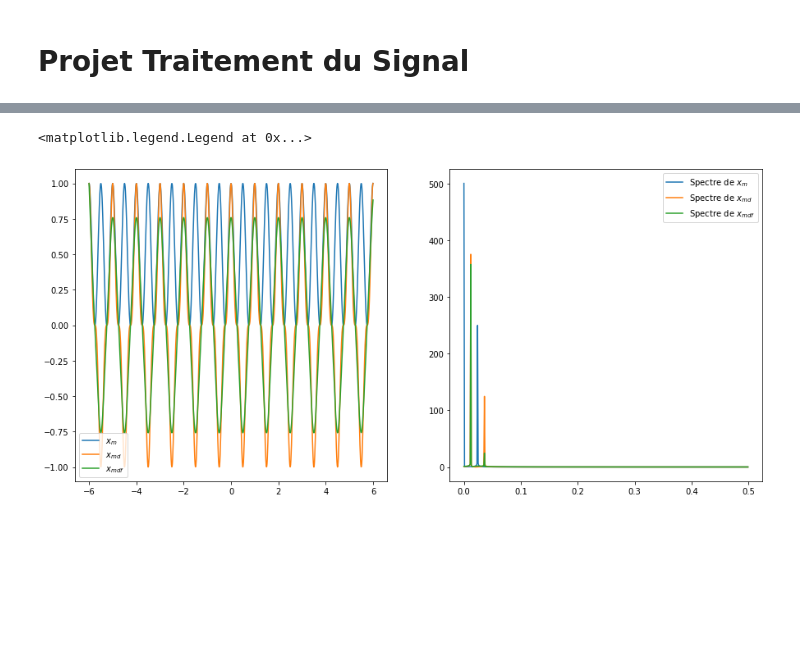
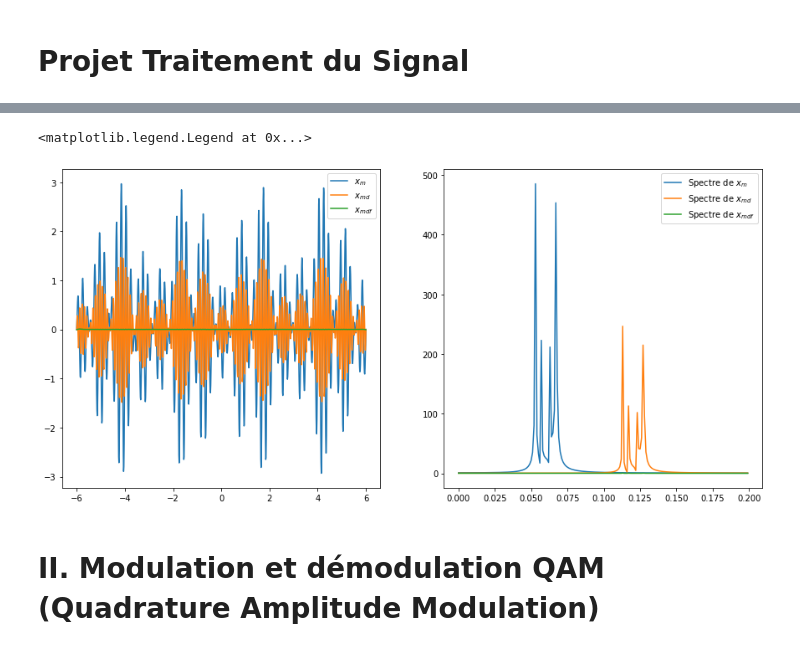
Before and after one commit to jlouard/Projet-Traitement-du-Signal, a Jupyter notebook: julien.ipynb, the cells around one changed output, grey strips where cells are left out. Drawn from its saved outputs; the diff is of its cells as text; code cells hidden in the pictures; blank space fills up the shorter version.

```diff
--- a/julien.ipynb
+++ b/julien.ipynb
@@ -7,7 +7,7 @@ from math import *
 import matplotlib.pyplot as plt
 import scipy.signal as sig
 
-f_c = 1000
-B = 10
+f_c = 10
+B = 0.5
 N = 1000
-dt = 0.1
+dt = 0.01
@@ -14,6 +28,6 @@ dt = 0.1
 # %%
 def f1(t,theta):
-    return exp(t*cos(theta))
+    return exp(t*np.cos(theta))
 
 def I(t):
     '''fonction de bessel modifiée d'ordre 0'''
@@ -30,6 +44,8 @@ def signal(t,alpha=6):
 T = np.linspace(-6, 6, N)
 
 x = np.array([signal(t) for t in T])
+x = np.cos(2*np.pi*B*T) + 2*np.cos(2*np.pi*2.4*B*T + 3)
+
 #x = np.cos(2*np.pi*T)
 x_m = x*np.cos(2*np.pi*f_c*T)
 # %%
@@ -59,0 +104,4 @@ def Filtre_PB(y, dt, N_filter, fc, plot = True):
+# %%
+x_m = x*np.sin(2*np.pi*f_c*T)
+# %%
+x_md = np.cos(2*np.pi*f_c*T)*x_m
@@ -62,19 +128,21 @@ x_mdf = Filtre_PB(x_md, 0.1, 2, 0.25)
 # %%
 #Affichage du signal
 plt.figure(figsize = (15, 7))
 plt.subplot(1,2,1)
 plt.plot(T, x_m, label='$x_m$')
 plt.plot(T, x_md, label='$x_{md}$')
 plt.plot(T, x_mdf, label='$x_{mdf}$')
 plt.legend()
 
 #Affichage du spectre
 freqs = np.arange(1000)/1000
 plt.subplot(1,2,2)
-plt.plot(freqs[:N//2], np.abs(np.fft.fft(x_m)[:N//2]), label='Spectre de $x_m$')
-plt.plot(freqs[:N//2], np.abs(np.fft.fft(x_md)[:N//2]), label='Spectre de $x_{md}$')
-plt.plot(freqs[:N//2], np.abs(np.fft.fft(x_mdf)[:N//2]), label='Spectre de $x_{mdf}$')
+plt.plot(freqs[:N//5], np.abs(np.fft.fft(x_m)[:N//5]), label='Spectre de $x_m$')
+plt.plot(freqs[:N//5], np.abs(np.fft.fft(x_md)[:N//5]), label='Spectre de $x_{md}$')
+plt.plot(freqs[:N//5], np.abs(np.fft.fft(x_mdf)[:N//5]), label='Spectre de $x_{mdf}$')
 plt.legend()
 # %% [output]
 <matplotlib.legend.Legend at 0x...>
-[figure, old version]
+[figure, new version]
+# %% [markdown]
+# II. Modulation et démodulation QAM (Quadrature Amplitude Modulation)
```
Also changed, not shown: parts of 13 cells of this notebook.
